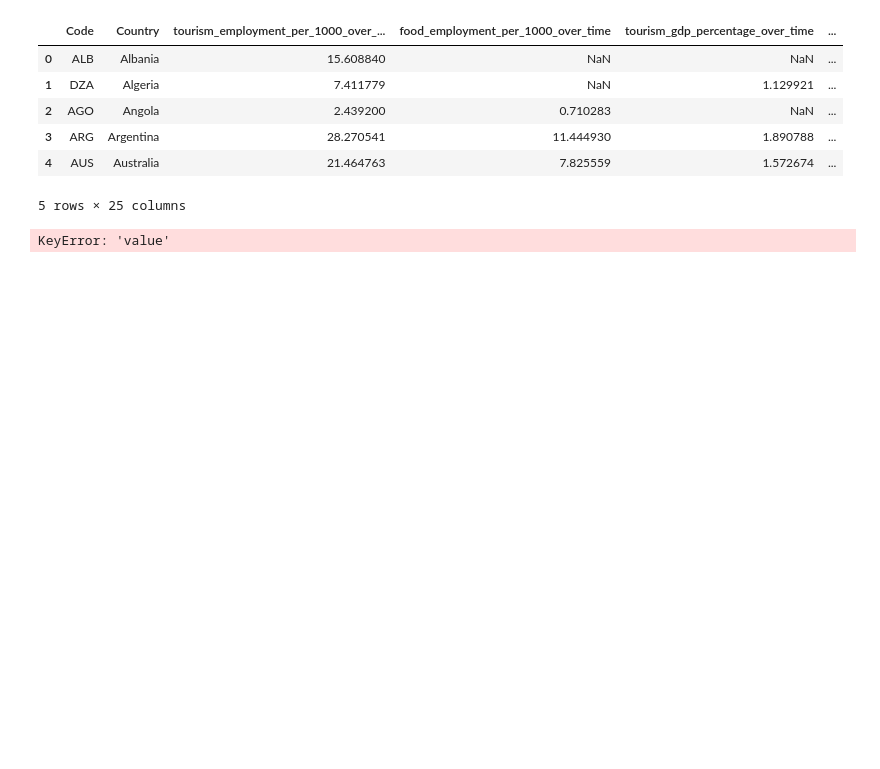
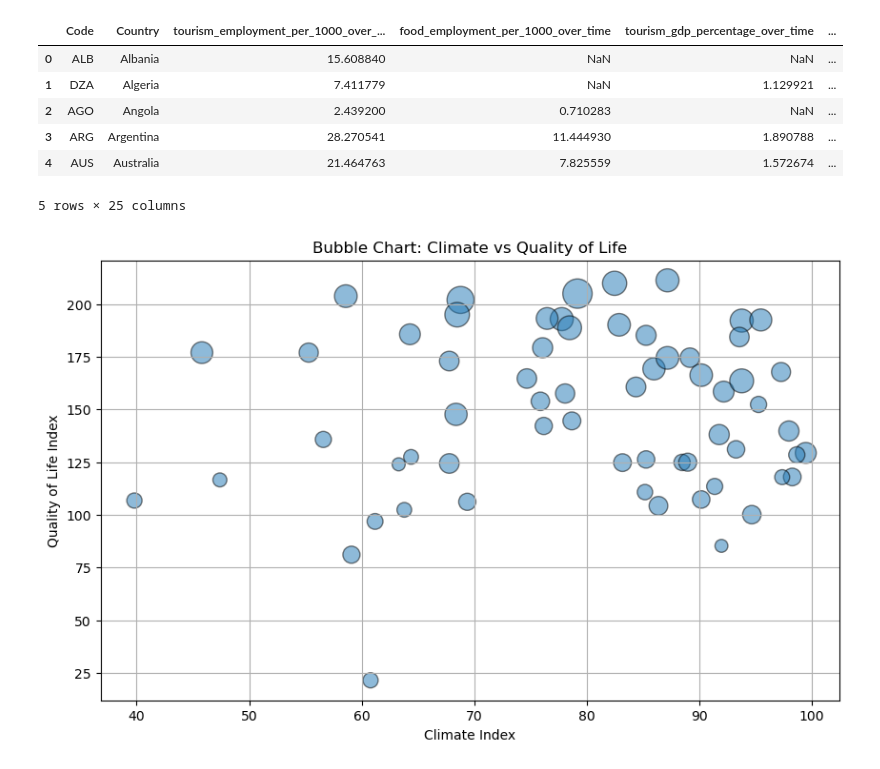
Before and after one commit to IuliaBunescu/tourism_clustering_project, a Jupyter notebook: EDA/roxana.ipynb, the cells around one changed output. Saved outputs shown, nothing was run; the diff lists cells and outputs as text; code cells hidden in the pictures; blank space fills up the shorter version.

Commit message:
roxana/climate_vs_quality_of_life

```diff
--- a/EDA/roxana.ipynb
+++ b/EDA/roxana.ipynb
@@ -1,8 +1,8 @@
 # %%
 import pandas as pd
 # %%
-dataset = pd.read_csv("../Data/final_dataset.csv")
-dataset.head()
+df = pd.read_csv("../Data/final_dataset.csv")
+df.head()
 # %% [output]
 |  | Code | Country | tourism_employment_per_1000_over_... | food_employment_per_1000_over_time | tourism_gdp_percentage_over_time | ... |
 | 0 | ALB | Albania | 15.608840 | NaN | NaN | ... |
@@ -14,7 +14,28 @@ dataset.head()
 # %%
 import seaborn as sns
 import matplotlib.pyplot as plt
-# %%
-climate_vs_quality = dataset.pivot_table(index="Climate", columns="Quality of Life", values="value")
-# %% [output]
-KeyError: 'value'
+# %%
+bubble_data = df[['Country', 'Climate Index_quality_of_life_index', 'Quality of Life Index_quality_of_life_index', 'Cost of Living Index_cost_of_living_index']].dropna()
+
+
+bubble_data.rename(columns={
+    'Climate Index_quality_of_life_index': 'Climate Index',
+    'Quality of Life Index_quality_of_life_index': 'Quality of Life Index',
+    'Cost of Living Index_cost_of_living_index': 'Cost of Living Index'
+}, inplace=True)
+
+plt.figure(figsize=(10, 6))
+plt.scatter(
+    bubble_data['Climate Index'],
+    bubble_data['Quality of Life Index'],
+    s=bubble_data['Cost of Living Index'] * 5,
+    alpha=0.5, edgecolors="k"
+)
+
+plt.xlabel("Climate Index")
+plt.ylabel("Quality of Life Index")
+plt.title("Bubble Chart: Climate vs Quality of Life")
+plt.grid(True)
+plt.show()
+# %% [output]
+[figure, added]
```
Also changed, not shown: parts of 4 cells of this notebook.
